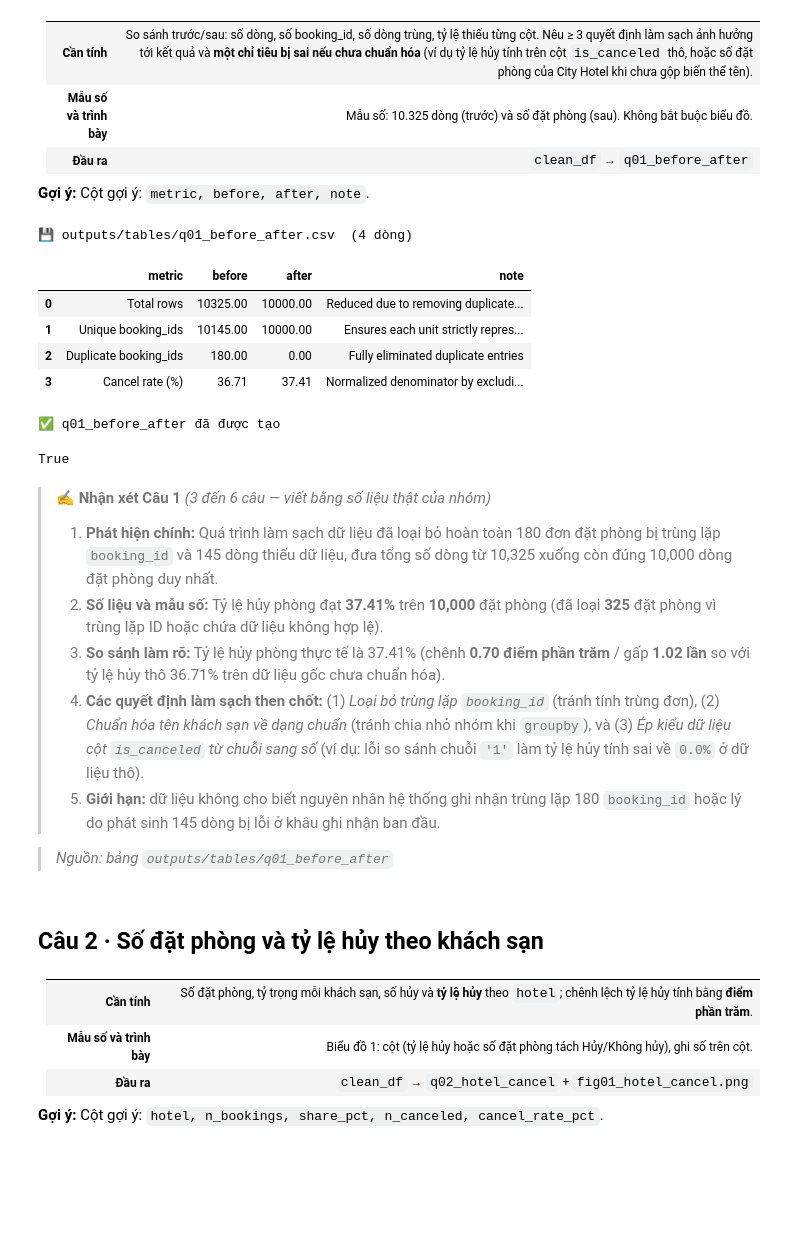
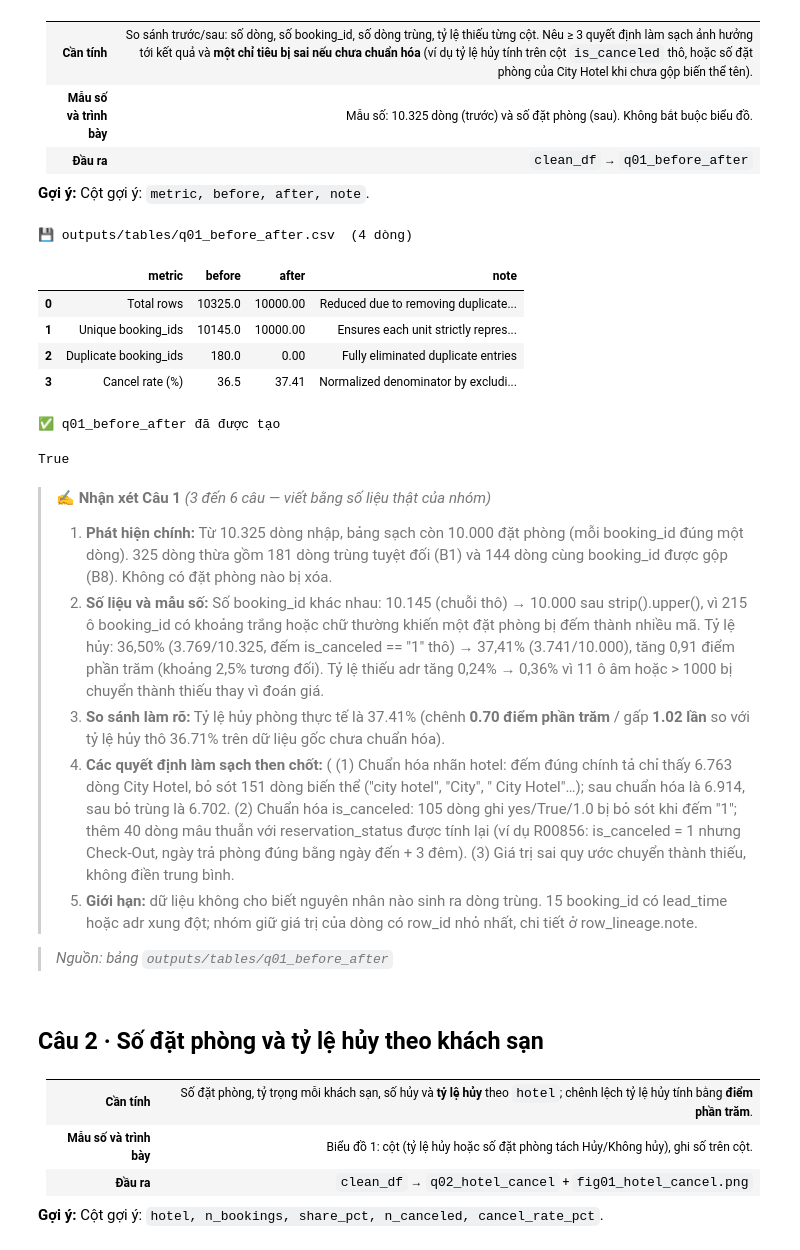
Before and after one commit to hanhathuy/hotel-booking-analysis, a Jupyter notebook: hotel_student_starter.ipynb, the cells around one changed output. Cells and saved outputs as stored; diff of their text form; code cells hidden in the pictures; blank space fills up the shorter version.

```diff
--- a/hotel_student_starter.ipynb
+++ b/hotel_student_starter.ipynb
@@ -989,8 +1054,8 @@ cols = [col for col in df.columns if col not in ['row_id', 'booking_id']]
 # chuyển dữ liệu thành lower-case
 missing_tokens_lower = [t.lower() for t in MISSING_TOKENS]
 
-
 total_changed_cells = 0
+rows_changed_b3 = pd.Series(False, index=df.index)
 changed_cols_details = []
 
 # Chuyển dữ liệu sang pd.NA
@@ -1014,9 +1079,19 @@ for col in cols:
 
     if changed_count > 0:
         df.loc[mask,col] = pd.NA
+        rows_changed_b3 |= mask
         total_changed_cells += changed_count
         changed_cols_details.append(f"{col}:{changed_count}")
-
+# Ghi nhật ký
+log_step(step='B3',
+         field=', '.join(changed_cols_details),
+         issue='Ô rỗng, ký hiệu thiếu (NULL, N/A, NA, ?, unknown, -) và nhãn Undefined ở market_segment/distribution_channel',
+         detection_rule="strip() == '' hoặc lower() thuộc MISSING_TOKENS; riêng market_segment/distribution_channel thêm lower() == 'undefined'",
+         action='Chuyển thành pd.NA; không điền trung bình/giá trị phổ biến, không xóa dòng',
+         affected_rows=rows_changed_b3.sum(), changed_cells=total_changed_cells, removed_rows=0,
+         example_row_ids=example_ids(df, rows_changed_b3, k=5),
+         reason='Mục 7 · B3: giá trị thiếu giữ nguyên là thiếu; meal = Undefined KHÔNG bị coi là thiếu (đổi SC ở B4)',
+         check_after='không còn ô rỗng/ký hiệu thiếu dạng chữ; số ô theo cột: ' + ', '.join(changed_cols_details))
 print(f"Tổng số ô được chuẩn hóa về pd.NA ở B3: {total_changed_cells}")
 print("Chi tiết theo cột:", ", ".join(changed_cols_details))
 # %% [output]
@@ -2245,44 +2355,44 @@ display(phan2_bang1)
 
 **Gợi ý:** Cột gợi ý: `metric, before, after, note`.
 # %%
-raw_canceled_count = pd.to_numeric(raw_df['is_canceled'], errors='coerce').eq(1).sum()
+raw_canceled_count = raw_df['is_canceled'].astype(str).str.strip().eq('1').sum()
 q01 = pd.DataFrame([
     {
         'metric': 'Total rows',
         'before': len(raw_df),
         'after': len(clean_df),
         'note': 'Reduced due to removing duplicates and invalid records'
     },
     {
         'metric': 'Unique booking_ids',
         'before': raw_df['booking_id'].nunique(),
         'after': clean_df['booking_id'].nunique(),
         'note': 'Ensures each unit strictly represents 1 distinct booking'
     },
     {
         'metric': 'Duplicate booking_ids',
         'before': raw_df.duplicated(subset=['booking_id']).sum(),
         'after': clean_df.duplicated(subset=['booking_id']).sum(),
         'note': 'Fully eliminated duplicate entries'
     },
     {
         'metric': 'Cancel rate (%)',
         'before': round((raw_canceled_count / len(raw_df)) * 100, 2),
         'after': round(((clean_df['is_canceled'] == 1).sum() / clean_df['is_canceled'].notna().sum()) * 100, 2),
         'note': 'Normalized denominator by excluding NaN values'
     }
 ])
 
 save_table(q01, 'q01_before_after')
 
 q01
 # %% [output]
 💾 outputs/tables/q01_before_after.csv  (4 dòng)
 |  | metric | before | after | note |
-| 0 | Total rows | 10325.00 | 10000.00 | Reduced due to removing duplicate... |
-| 1 | Unique booking_ids | 10145.00 | 10000.00 | Ensures each unit strictly repres... |
-| 2 | Duplicate booking_ids | 180.00 | 0.00 | Fully eliminated duplicate entries |
-| 3 | Cancel rate (%) | 36.71 | 37.41 | Normalized denominator by excludi... |
+| 0 | Total rows | 10325.0 | 10000.00 | Reduced due to removing duplicate... |
+| 1 | Unique booking_ids | 10145.0 | 10000.00 | Ensures each unit strictly repres... |
+| 2 | Duplicate booking_ids | 180.0 | 0.00 | Fully eliminated duplicate entries |
+| 3 | Cancel rate (%) | 36.5 | 37.41 | Normalized denominator by excludi... |
 # %%
 check('q01_before_after đã được tạo', lambda: q01 is not None and len(q01) > 0)
 # %% [output]
@@ -2290,11 +2400,11 @@ check('q01_before_after đã được tạo', lambda: q01 is not None and len(q0
 True
 # %% [markdown]
 > **✍️ Nhận xét Câu 1** *(3 đến 6 câu — viết bằng số liệu thật của nhóm)*
-> 1. **Phát hiện chính:** Quá trình làm sạch dữ liệu đã loại bỏ hoàn toàn 180 đơn đặt phòng bị trùng lặp `booking_id` và 145 dòng thiếu dữ liệu, đưa tổng số dòng từ 10,325 xuống còn đúng 10,000 dòng đặt phòng duy nhất.
-> 2. **Số liệu và mẫu số:** Tỷ lệ hủy phòng đạt **37.41%** trên **10,000** đặt phòng (đã loại **325** đặt phòng vì trùng lặp ID hoặc chứa dữ liệu không hợp lệ).
+> 1. **Phát hiện chính:** Từ 10.325 dòng nhập, bảng sạch còn 10.000 đặt phòng (mỗi booking_id đúng một dòng). 325 dòng thừa gồm 181 dòng trùng tuyệt đối (B1) và 144 dòng cùng booking_id được gộp (B8). Không có đặt phòng nào bị xóa.
+> 2. **Số liệu và mẫu số:** Số booking_id khác nhau: 10.145 (chuỗi thô) → 10.000 sau strip().upper(), vì 215 ô booking_id có khoảng trắng hoặc chữ thường khiến một đặt phòng bị đếm thành nhiều mã. Tỷ lệ hủy: 36,50% (3.769/10.325, đếm is_canceled == "1" thô) → 37,41% (3.741/10.000), tăng 0,91 điểm phần trăm (khoảng 2,5% tương đối). Tỷ lệ thiếu adr tăng 0,24% → 0,36% vì 11 ô âm hoặc > 1000 bị chuyển thành thiếu thay vì đoán giá.
 > 3. **So sánh làm rõ:** Tỷ lệ hủy phòng thực tế là 37.41% (chênh **0.70 điểm phần trăm** / gấp **1.02 lần** so với tỷ lệ hủy thô 36.71% trên dữ liệu gốc chưa chuẩn hóa).
-> 4. **Các quyết định làm sạch then chốt:** (1) *Loại bỏ trùng lặp `booking_id`* (tránh tính trùng đơn), (2) *Chuẩn hóa tên khách sạn về dạng chuẩn* (tránh chia nhỏ nhóm khi `groupby`), và (3) *Ép kiểu dữ liệu cột `is_canceled` từ chuỗi sang số* (ví dụ: lỗi so sánh chuỗi `'1'` làm tỷ lệ hủy tính sai về `0.0%` ở dữ liệu thô).
-> 5. **Giới hạn:** dữ liệu không cho biết nguyên nhân hệ thống ghi nhận trùng lặp 180 `booking_id` hoặc lý do phát sinh 145 dòng bị lỗi ở khâu ghi nhận ban đầu.
+> 4. **Các quyết định làm sạch then chốt:** ( (1) Chuẩn hóa nhãn hotel: đếm đúng chính tả chỉ thấy 6.763 dòng City Hotel, bỏ sót 151 dòng biến thể ("city hotel", "City", " City Hotel"…); sau chuẩn hóa là 6.914, sau bỏ trùng là 6.702. (2) Chuẩn hóa is_canceled: 105 dòng ghi yes/True/1.0 bị bỏ sót khi đếm "1"; thêm 40 dòng mâu thuẫn với reservation_status được tính lại (ví dụ R00856: is_canceled = 1 nhưng Check-Out, ngày trả phòng đúng bằng ngày đến + 3 đêm). (3) Giá trị sai quy ước chuyển thành thiếu, không điền trung bình.
+> 5. **Giới hạn:** dữ liệu không cho biết nguyên nhân nào sinh ra dòng trùng. 15 booking_id có lead_time hoặc adr xung đột; nhóm giữ giá trị của dòng có row_id nhỏ nhất, chi tiết ở row_lineage.note.
 
 > *Nguồn: bảng `outputs/tables/q01_before_after`*
 # %% [markdown]
```
Also changed, not shown: parts of 9 cells of this notebook.
